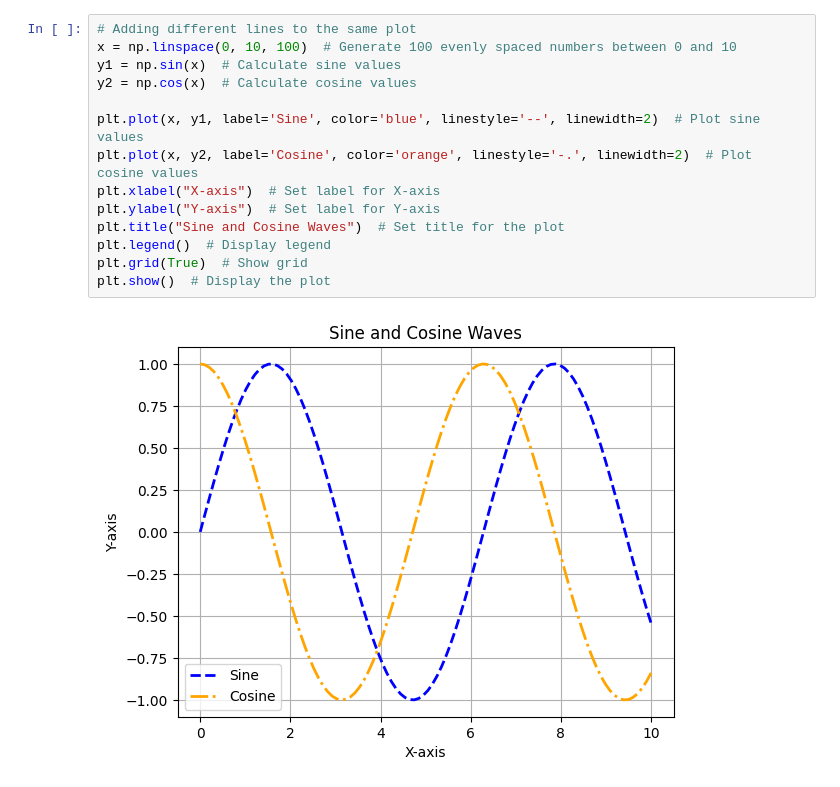
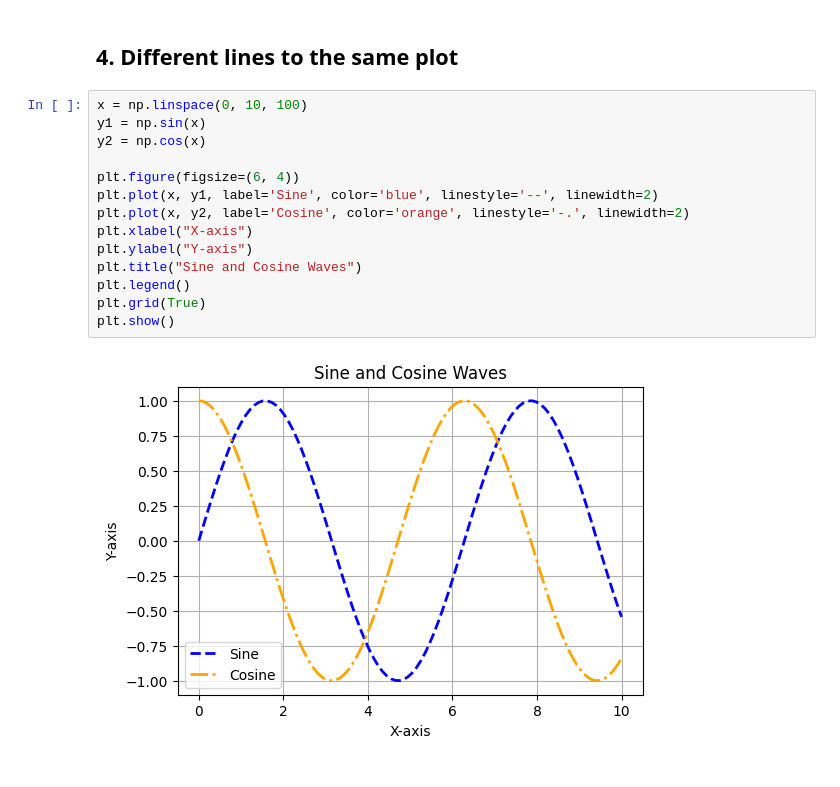
Before and after one commit to johnh-04/scientific-python, a Jupyter notebook: 04-matplotlib.ipynb, the cells around one changed output. Cells and saved outputs as stored; diff of their text form.

```diff
--- a/04-matplotlib.ipynb
+++ b/04-matplotlib.ipynb
@@ -68,16 +147,18 @@ plt.show()  # Display the plot
+# %% [markdown]
+## 4. Different lines to the same plot
 # %%
-# Adding different lines to the same plot
-x = np.linspace(0, 10, 100)  # Generate 100 evenly spaced numbers between 0 and 10
-y1 = np.sin(x)  # Calculate sine values
-y2 = np.cos(x)  # Calculate cosine values
+x = np.linspace(0, 10, 100)
+y1 = np.sin(x)
+y2 = np.cos(x)
 
-plt.plot(x, y1, label='Sine', color='blue', linestyle='--', linewidth=2)  # Plot sine values
-plt.plot(x, y2, label='Cosine', color='orange', linestyle='-.', linewidth=2)  # Plot cosine values
-plt.xlabel("X-axis")  # Set label for X-axis
-plt.ylabel("Y-axis")  # Set label for Y-axis
-plt.title("Sine and Cosine Waves")  # Set title for the plot
-plt.legend()  # Display legend
-plt.grid(True)  # Show grid
-plt.show()  # Display the plot
+plt.figure(figsize=(6, 4))
+plt.plot(x, y1, label='Sine', color='blue', linestyle='--', linewidth=2)
+plt.plot(x, y2, label='Cosine', color='orange', linestyle='-.', linewidth=2)
+plt.xlabel("X-axis")
+plt.ylabel("Y-axis")
+plt.title("Sine and Cosine Waves")
+plt.legend()
+plt.grid(True)
+plt.show()
 # %% [output]
-[figure, old version]
+[figure, new version]
```
Also changed, not shown: parts of 29 cells of this notebook, 13 other files.
